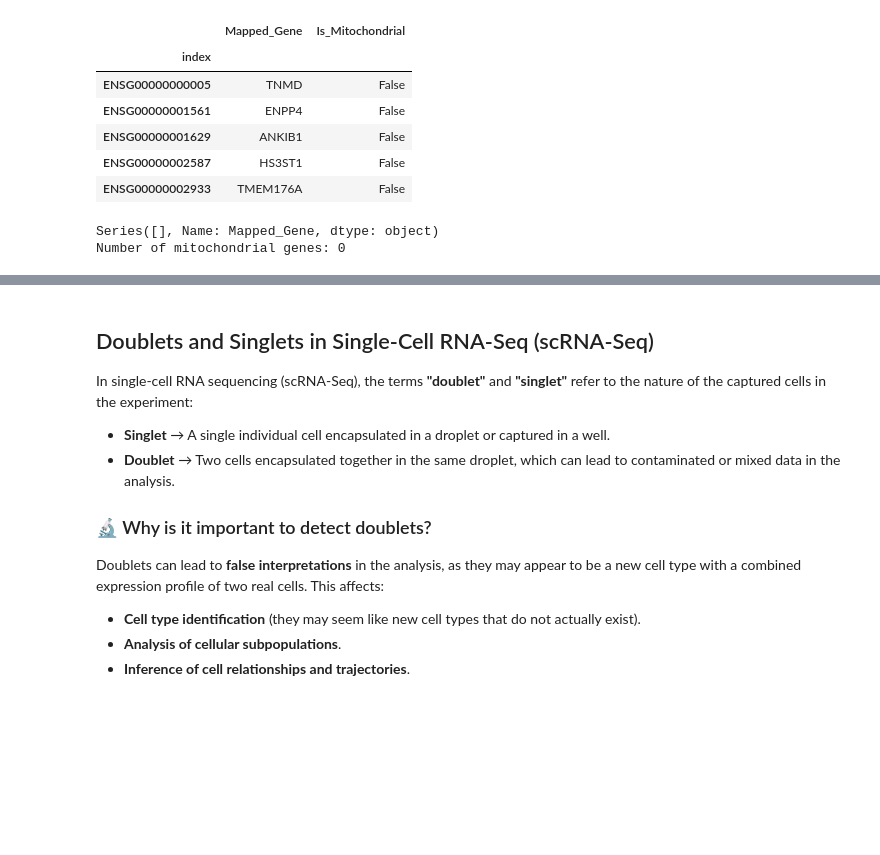
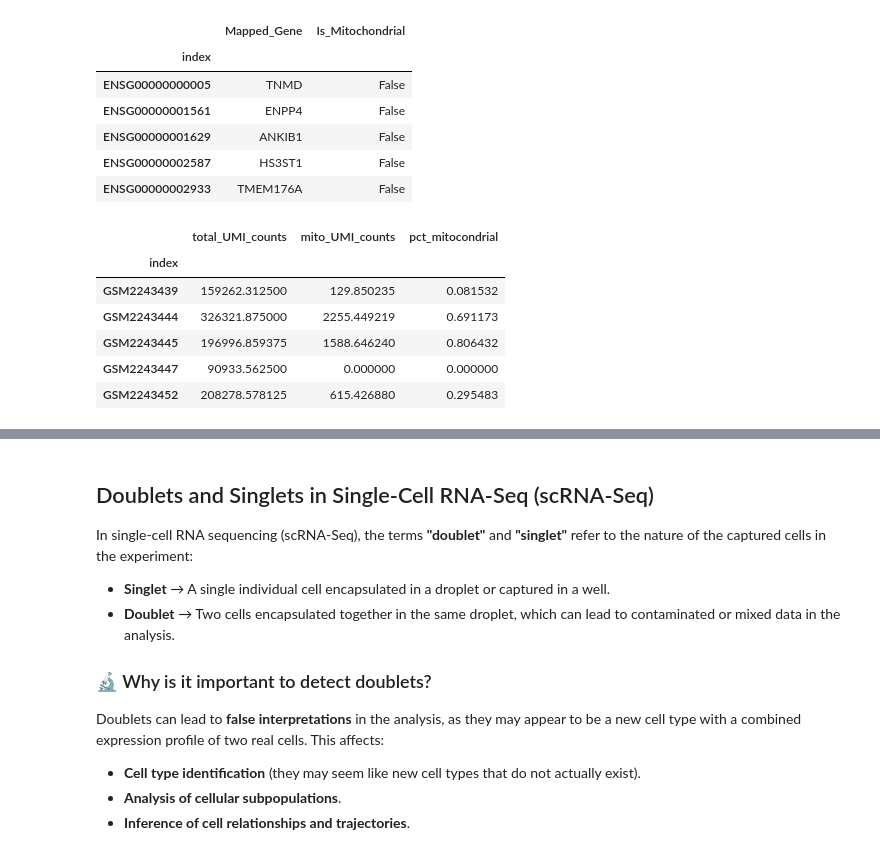
Before and after one commit to henrysaenz/eda_rna, a Jupyter notebook: _sources/raw_data.ipynb, the cells around one changed output, grey strips where cells are left out. Saved outputs shown, nothing was run; the diff lists cells and outputs as text; code cells hidden in the pictures; blank space fills up the shorter version.

```diff
--- a/_sources/raw_data.ipynb
+++ b/_sources/raw_data.ipynb
@@ -377,14 +276,17 @@ Number of mitochondrial genes: 0
 # %%
-# Map the gene names using gene_mappings
+# Map the gene names using gene_mappings dictionary
 adata_glioblastoma_raw.var["Mapped_Gene"] = adata_glioblastoma_raw.var.index.map(gene_mappings)
 
-# Convert mitochondrial genes list to a set for faster lookup
-mitochondrial_genes_set = set(mitochondrial_genes)
+# Convert mitochondrial genes list to lowercase set for faster lookup
+mitochondrial_genes_set = {gene.lower() for gene in [
+    "MTFP1", "CKMT1A", "CKMT1B", "MTCP1", "MTF1", "TRMT10C", "MTERF3",
+    "MTERF2", "MTCH2", "MTFMT", "MT3"
+]}
 
-# Check if the mapped gene is mitochondrial
-adata_glioblastoma_raw.var["Is_Mitochondrial"] = adata_glioblastoma_raw.var["Mapped_Gene"].isin(mitochondrial_genes_set)
+# Convert Mapped_Gene to lowercase and check if it's mitochondrial
+adata_glioblastoma_raw.var["Is_Mitochondrial"] = adata_glioblastoma_raw.var["Mapped_Gene"].astype(str).str.lower().isin(mitochondrial_genes_set)
 
-# Count the number of mitochondrial genes
+# Debugging: Count and display some mapped genes
 mito_count = adata_glioblastoma_raw.var["Is_Mitochondrial"].sum()
 print(f"Number of mitochondrial genes: {mito_count}")
 # %% [output]
@@ -401,22 +320,3 @@ adata_glioblastoma_raw.var[["Mapped_Gene", "Is_Mitochondrial"]].head()
 | ENSG00000001629 | ANKIB1 | False |
 | ENSG00000002587 | HS3ST1 | False |
 | ENSG00000002933 | TMEM176A | False |
-# %%
-# Ensure all values in "Mapped_Gene" are strings and replace NaN with an empty string
-adata_glioblastoma_raw.var["Mapped_Gene"] = adata_glioblastoma_raw.var["Mapped_Gene"].astype(str).fillna("")
-
-# Convert mitochondrial genes list to a lowercase set for fast lookup
-mitochondrial_genes_set = {gene.lower() for gene in mitochondrial_genes}
-
-# Ensure Mapped_Gene is also lowercase for comparison
-adata_glioblastoma_raw.var["Is_Mitochondrial"] = adata_glioblastoma_raw.var["Mapped_Gene"].str.lower().isin(mitochondrial_genes_set)
-
-# Debugging: Print a few mapped genes to check if mitochondrial ones are detected
-print(adata_glioblastoma_raw.var.loc[adata_glioblastoma_raw.var["Is_Mitochondrial"], "Mapped_Gene"])
-
-# Count the number of mitochondrial genes
-mito_count = adata_glioblastoma_raw.var["Is_Mitochondrial"].sum()
-print(f"Number of mitochondrial genes: {mito_count}")
-# %% [output]
-Series([], Name: Mapped_Gene, dtype: object)
-Number of mitochondrial genes: 0
@@ -422,0 +331,11 @@ Number of mitochondrial genes: 0
+# %%
+# Mostrar las primeras filas con el nuevo cálculo
+adata_glioblastoma_raw.obs[["total_UMI_counts", "mito_UMI_counts", "pct_mitocondrial"]].head()
+# %% [output]
+|  | total_UMI_counts | mito_UMI_counts | pct_mitocondrial |
+| index |  |  |  |
+| GSM2243439 | 159262.312500 | 129.850235 | 0.081532 |
+| GSM2243444 | 326321.875000 | 2255.449219 | 0.691173 |
+| GSM2243445 | 196996.859375 | 1588.646240 | 0.806432 |
+| GSM2243447 | 90933.562500 | 0.000000 | 0.000000 |
+| GSM2243452 | 208278.578125 | 615.426880 | 0.295483 |
```
Also changed, not shown: parts of 20 cells of this notebook, 3 other files.
